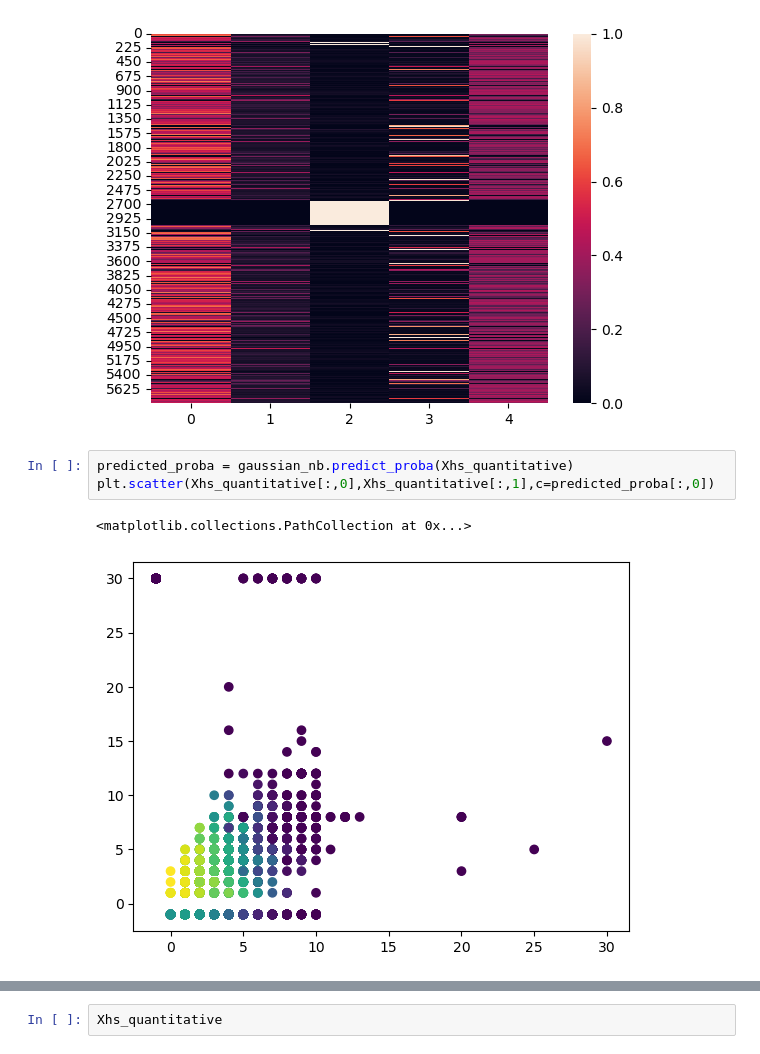
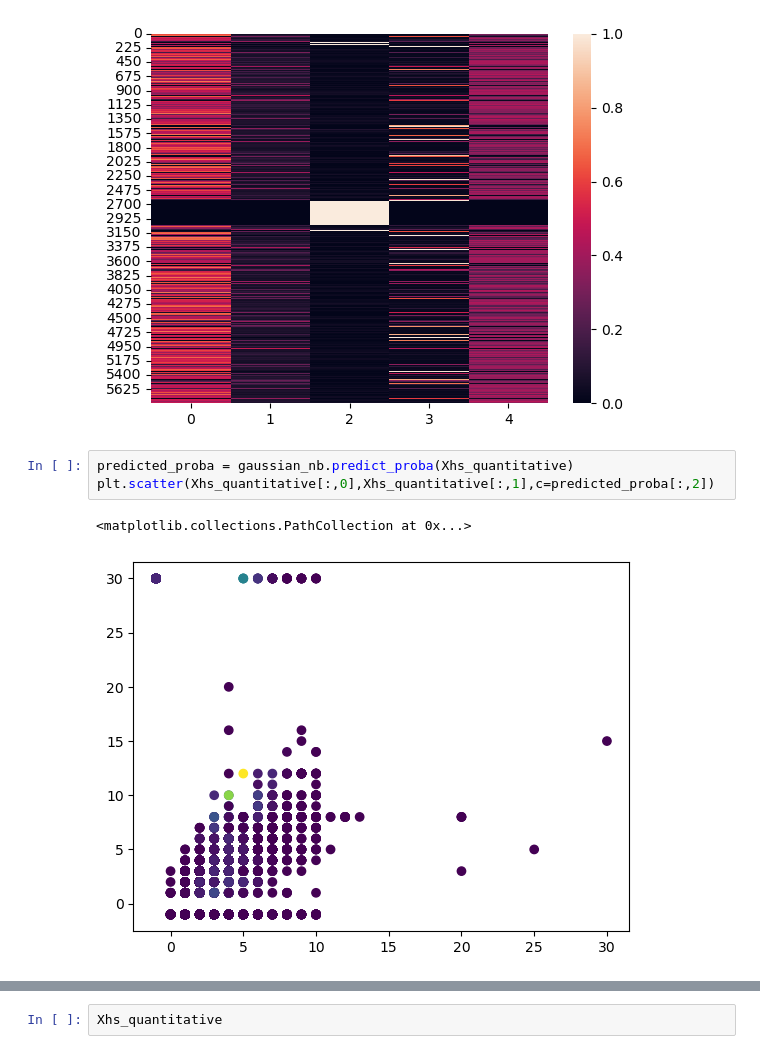
Before and after one commit to OOOssscccaaarrr/miashs24cpm2, a Jupyter notebook: naive_bayes.ipynb, the cells around one changed output, grey strips where cells are left out. Cells and saved outputs as stored; diff of their text form.

```diff
--- a/naive_bayes.ipynb
+++ b/naive_bayes.ipynb
@@ -165,9 +145,9 @@ sns.heatmap(predicted_proba)
 [figure]
 # %%
 predicted_proba = gaussian_nb.predict_proba(Xhs_quantitative)
-plt.scatter(Xhs_quantitative[:,0],Xhs_quantitative[:,1],c=predicted_proba[:,0])
+plt.scatter(Xhs_quantitative[:,0],Xhs_quantitative[:,1],c=predicted_proba[:,2])
 # %% [output]
 <matplotlib.collections.PathCollection at 0x...>
-[figure, old version]
+[figure, new version]
 # %%
 predicted_proba = gaussian_nb.predict_proba(Xhs_quantitative)
```
Also changed, not shown: parts of 5 cells of this notebook.
